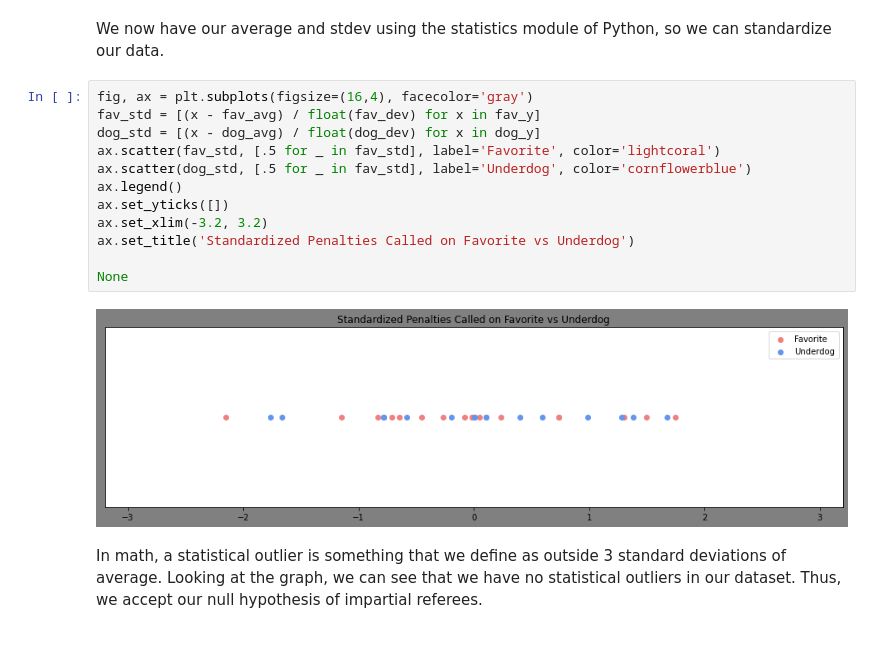
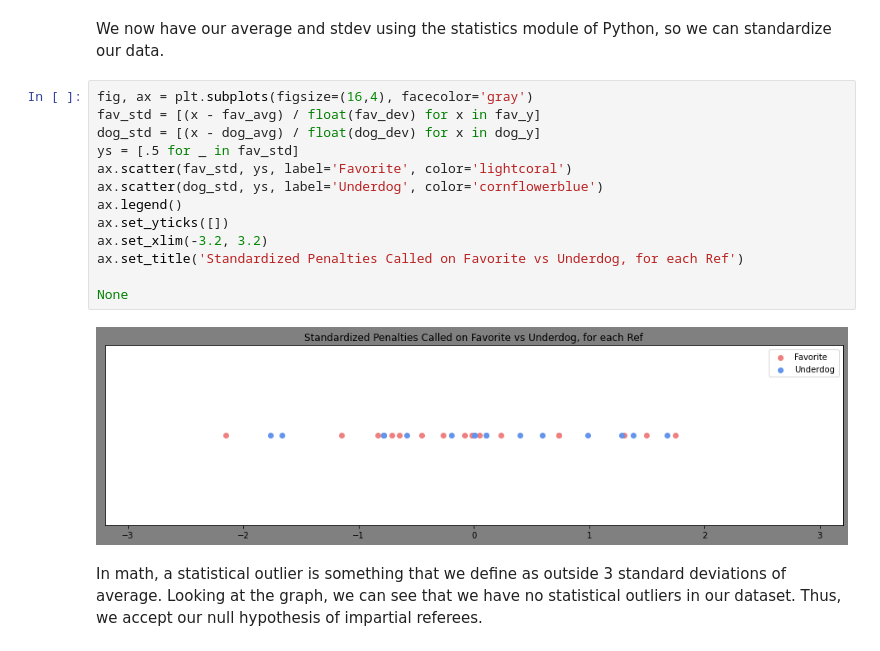
Before and after one commit to zmolz/penalties, a Jupyter notebook: index.ipynb, the cells around one changed output. Saved outputs shown, nothing was run; the diff lists cells and outputs as text.

```diff
--- a/index.ipynb
+++ b/index.ipynb
@@ -691,17 +691,18 @@ We now have our average and stdev using the statistics module of Python, so we c
 # %%
 fig, ax = plt.subplots(figsize=(16,4), facecolor='gray')
 fav_std = [(x - fav_avg) / float(fav_dev) for x in fav_y]
 dog_std = [(x - dog_avg) / float(dog_dev) for x in dog_y]
-ax.scatter(fav_std, [.5 for _ in fav_std], label='Favorite', color='lightcoral')
-ax.scatter(dog_std, [.5 for _ in fav_std], label='Underdog', color='cornflowerblue')
+ys = [.5 for _ in fav_std]
+ax.scatter(fav_std, ys, label='Favorite', color='lightcoral')
+ax.scatter(dog_std, ys, label='Underdog', color='cornflowerblue')
 ax.legend()
 ax.set_yticks([])
 ax.set_xlim(-3.2, 3.2)
-ax.set_title('Standardized Penalties Called on Favorite vs Underdog')
+ax.set_title('Standardized Penalties Called on Favorite vs Underdog, for each Ref')
 
 None
 # %% [output]
-[figure, old version]
+[figure, new version]
 # %% [markdown]
 In math, a statistical outlier is something that we define as outside 3 standard deviations of average. Looking at the graph, we can see that we have no statistical outliers in our dataset. Thus, we accept our null hypothesis of impartial referees.
 # %% [markdown]
```
Also changed, not shown: parts of 2 cells of this notebook, 1 other file.
